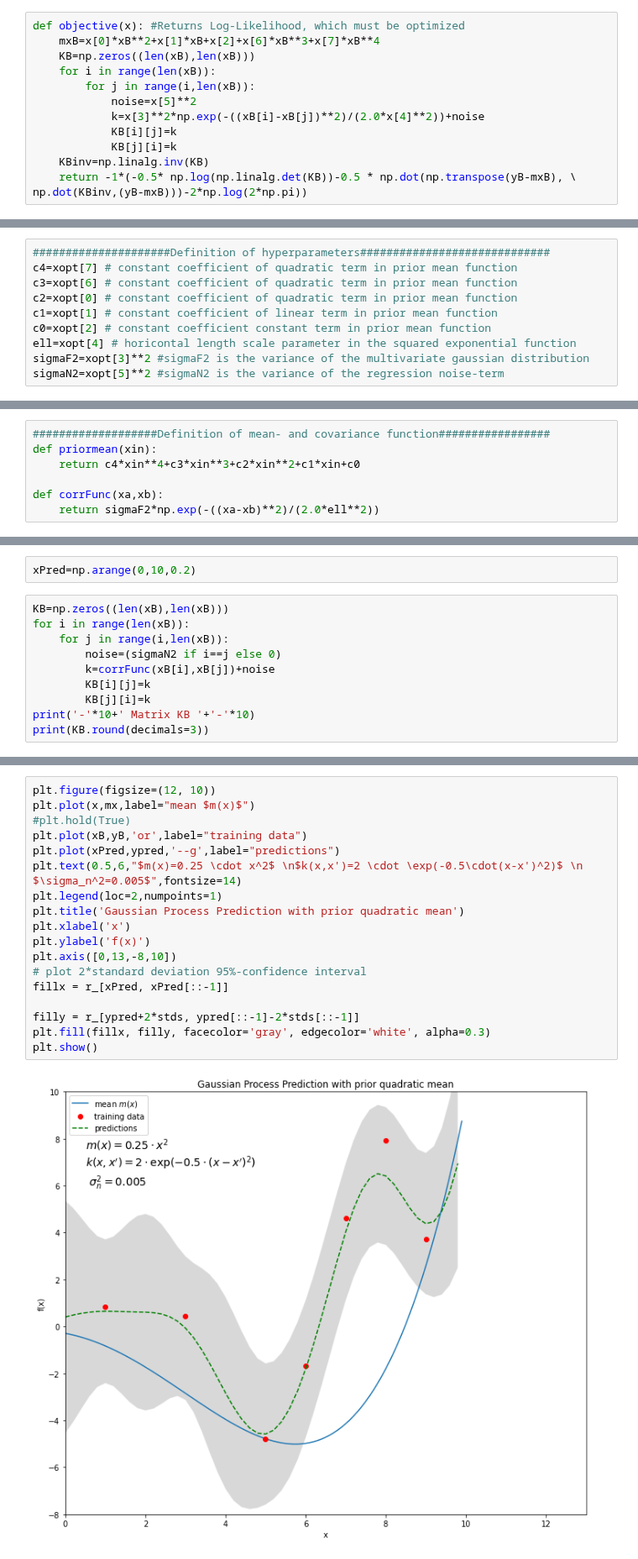
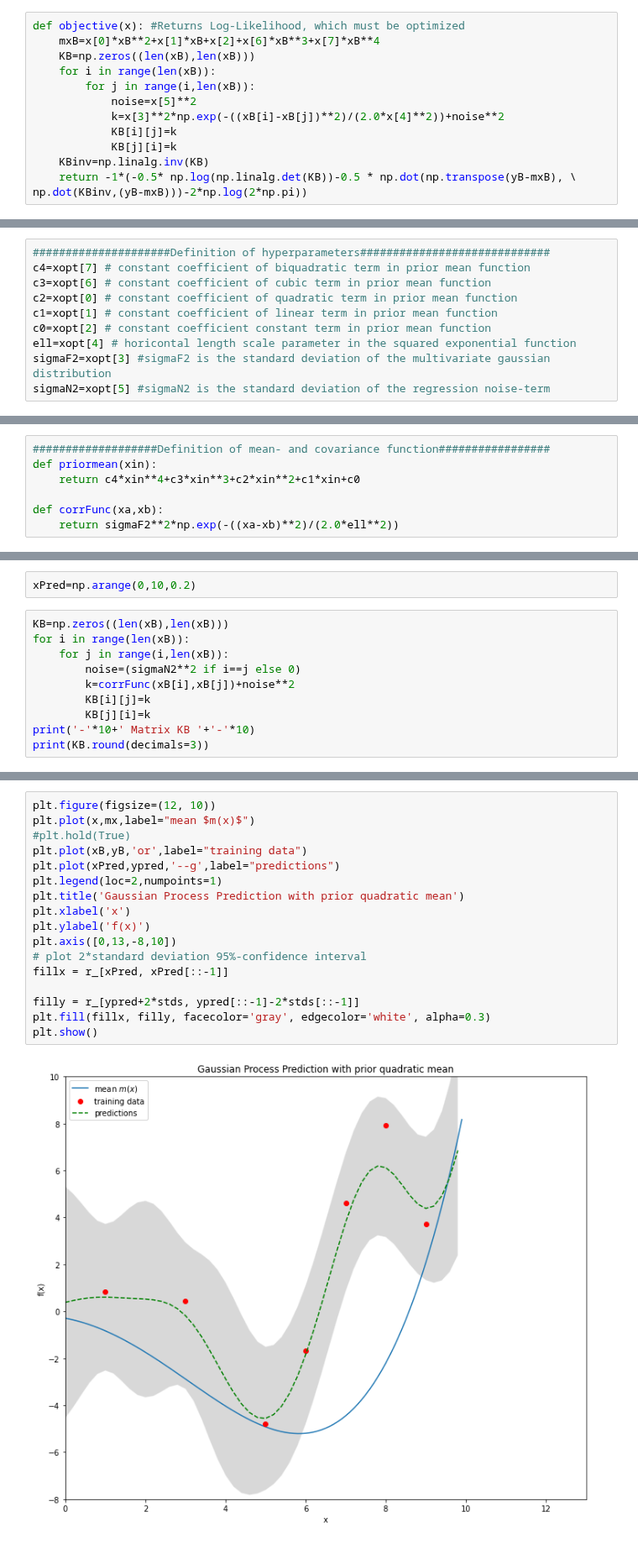
Before and after one commit to hannibunny/mlbook, a Jupyter notebook: ml/_build/jupyter_execute/machinelearning/GaussianProcessRegression.ipynb, the cells around one changed output, grey strips where cells are left out. Shown at 84% size. Drawn from its saved outputs; the diff is of its cells as text.

```diff
--- a/ml/_build/jupyter_execute/machinelearning/GaussianProcessRegression.ipynb
+++ b/ml/_build/jupyter_execute/machinelearning/GaussianProcessRegression.ipynb
@@ -186,7 +186,7 @@ def objective(x): #Returns Log-Likelihood, which must be optimized
     for i in range(len(xB)):
         for j in range(i,len(xB)):
             noise=x[5]**2
-            k=x[3]**2*np.exp(-((xB[i]-xB[j])**2)/(2.0*x[4]**2))+noise
+            k=x[3]**2*np.exp(-((xB[i]-xB[j])**2)/(2.0*x[4]**2))+noise**2
             KB[i][j]=k
             KB[j][i]=k
     KBinv=np.linalg.inv(KB)
@@ -213,10 +213,10 @@ print(xopt)
 # %%
 #####################Definition of hyperparameters#############################
-c4=xopt[7] # constant coefficient of quadratic term in prior mean function
-c3=xopt[6] # constant coefficient of quadratic term in prior mean function
+c4=xopt[7] # constant coefficient of biquadratic term in prior mean function
+c3=xopt[6] # constant coefficient of cubic term in prior mean function
 c2=xopt[0] # constant coefficient of quadratic term in prior mean function
 c1=xopt[1] # constant coefficient of linear term in prior mean function
 c0=xopt[2] # constant coefficient constant term in prior mean function
 ell=xopt[4] # horicontal length scale parameter in the squared exponential function
-sigmaF2=xopt[3]**2 #sigmaF2 is the variance of the multivariate gaussian distribution
-sigmaN2=xopt[5]**2 #sigmaN2 is the variance of the regression noise-term
+sigmaF2=xopt[3] #sigmaF2 is the standard deviation of the multivariate gaussian distribution
+sigmaN2=xopt[5] #sigmaN2 is the standard deviation of the regression noise-term
@@ -226,7 +232,7 @@ def priormean(xin):
     return c4*xin**4+c3*xin**3+c2*xin**2+c1*xin+c0
 
 def corrFunc(xa,xb):
-    return sigmaF2*np.exp(-((xa-xb)**2)/(2.0*ell**2))
+    return sigmaF2**2*np.exp(-((xa-xb)**2)/(2.0*ell**2))
 # %%
 x=np.arange(0,10,0.1)
 mx=priormean(x)
@@ -237,8 +243,8 @@ xPred=np.arange(0,10,0.2)
 KB=np.zeros((len(xB),len(xB)))
 for i in range(len(xB)):
     for j in range(i,len(xB)):
-        noise=(sigmaN2 if i==j else 0)
-        k=corrFunc(xB[i],xB[j])+noise
+        noise=(sigmaN2**2 if i==j else 0)
+        k=corrFunc(xB[i],xB[j])+noise**2
         KB[i][j]=k
         KB[j][i]=k
 print('-'*10+' Matrix KB '+'-'*10)
@@ -336,20 +342,19 @@ Double Standard Deviation:  [4.9584  4.55205 4.07582 3.59388 3.21568 3.06549 3.1
 # %%
 plt.figure(figsize=(12, 10))
 plt.plot(x,mx,label="mean $m(x)$")
 #plt.hold(True)
 plt.plot(xB,yB,'or',label="training data")
 plt.plot(xPred,ypred,'--g',label="predictions")
-plt.text(0.5,6,"$m(x)=0.25 \cdot x^2$ \n$k(x,x')=2 \cdot \exp(-0.5\cdot(x-x')^2)$ \n $\sigma_n^2=0.005$",fontsize=14)
 plt.legend(loc=2,numpoints=1)
 plt.title('Gaussian Process Prediction with prior quadratic mean')
 plt.xlabel('x')
 plt.ylabel('f(x)')
 plt.axis([0,13,-8,10])
 # plot 2*standard deviation 95%-confidence interval
 fillx = r_[xPred, xPred[::-1]]
 
 filly = r_[ypred+2*stds, ypred[::-1]-2*stds[::-1]]
 plt.fill(fillx, filly, facecolor='gray', edgecolor='white', alpha=0.3)
 plt.show()
 # %% [output]
-[figure, old version]
+[figure, new version]
```
Also changed, not shown: parts of 8 cells of this notebook, 12 other files.
